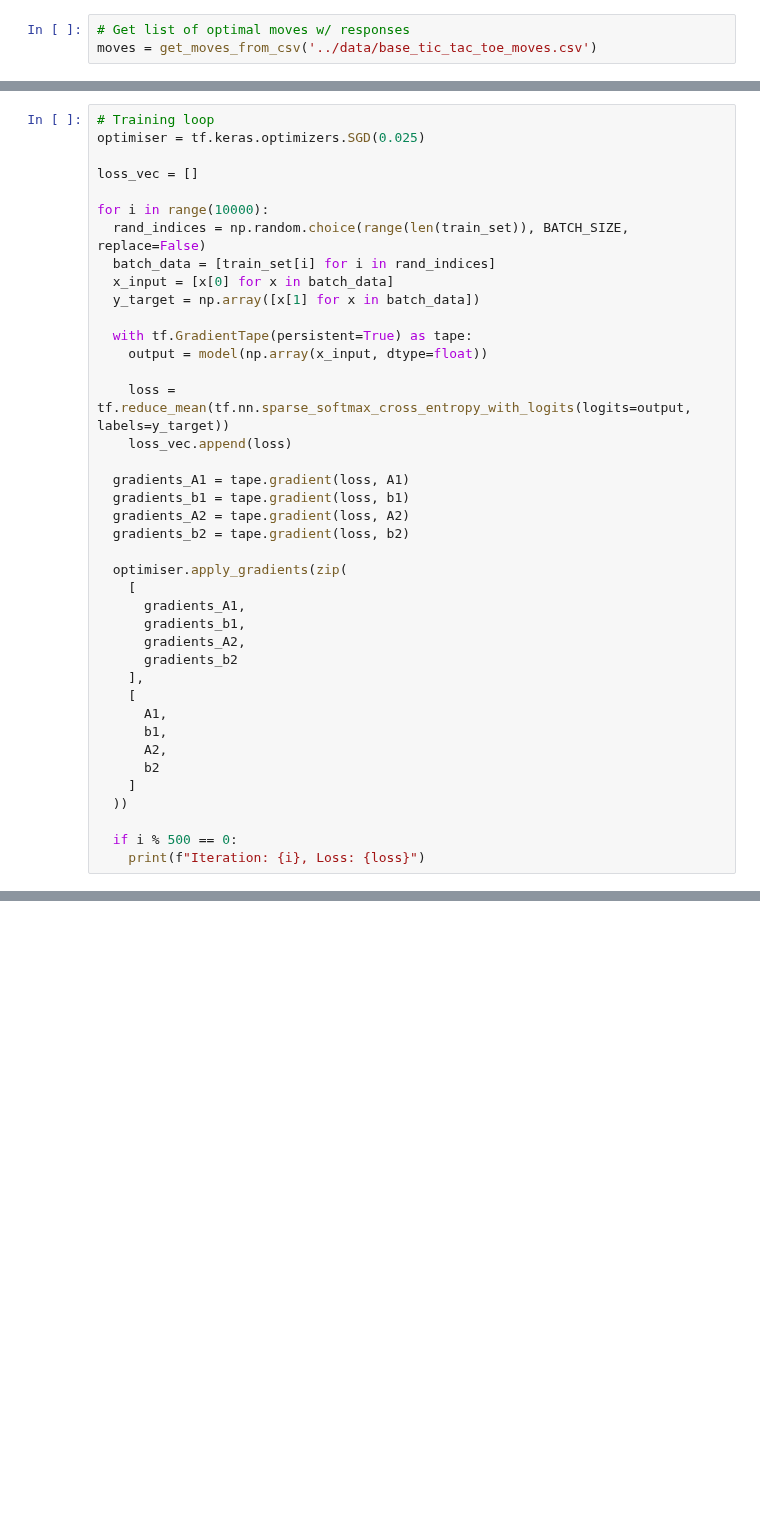
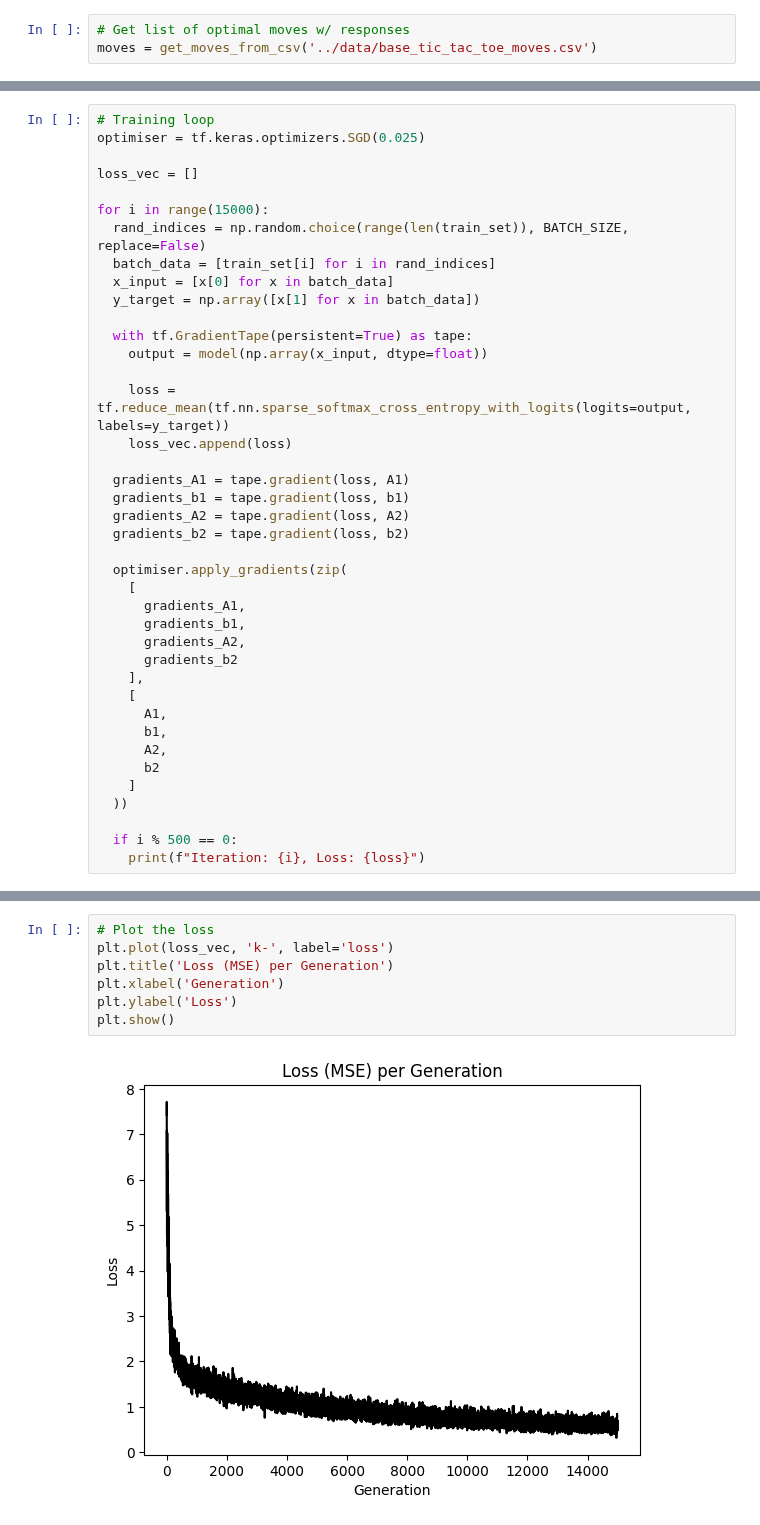
Before and after one commit to minimartzz/tensorflow-cookbook, a Jupyter notebook: ch6 neural networks/neural-network-models.ipynb, the cells around one changed output, grey strips where cells are left out. Cells and saved outputs as stored; diff of their text form; blank space fills up the shorter version.

```diff
--- a/ch6 neural networks/neural-network-models.ipynb
+++ b/ch6 neural networks/neural-network-models.ipynb
@@ -717,7 +721,7 @@ optimiser = tf.keras.optimizers.SGD(0.025)
 
 loss_vec = []
 
-for i in range(10000):
+for i in range(15000):
   rand_indices = np.random.choice(range(len(train_set)), BATCH_SIZE, replace=False)
   batch_data = [train_set[i] for i in rand_indices]
   x_input = [x[0] for x in batch_data]
@@ -774,0 +776,9 @@ Iteration: 9500, Loss: 0.6832378506660461
+# %%
+# Plot the loss
+plt.plot(loss_vec, 'k-', label='loss')
+plt.title('Loss (MSE) per Generation')
+plt.xlabel('Generation')
+plt.ylabel('Loss')
+plt.show()
+# %% [output]
+[figure, added]
```
Also changed, not shown: parts of 7 cells of this notebook.
